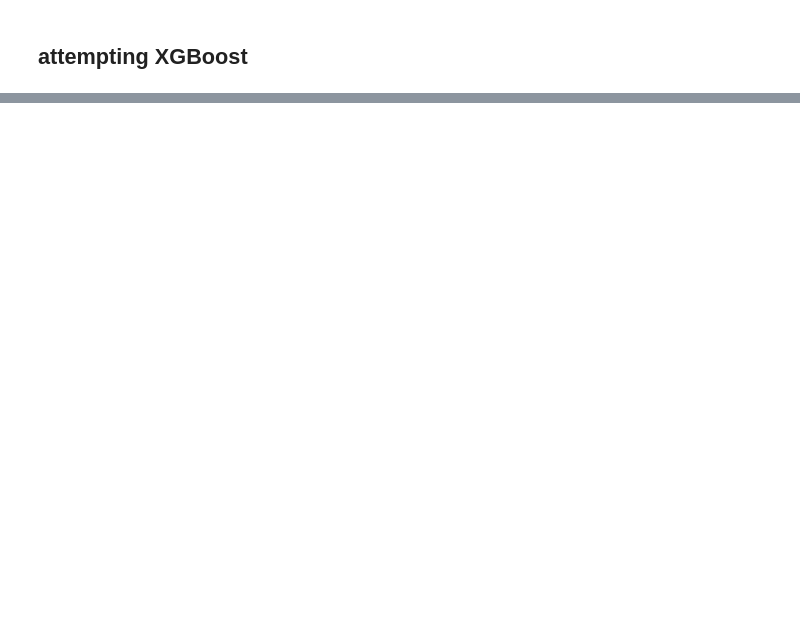
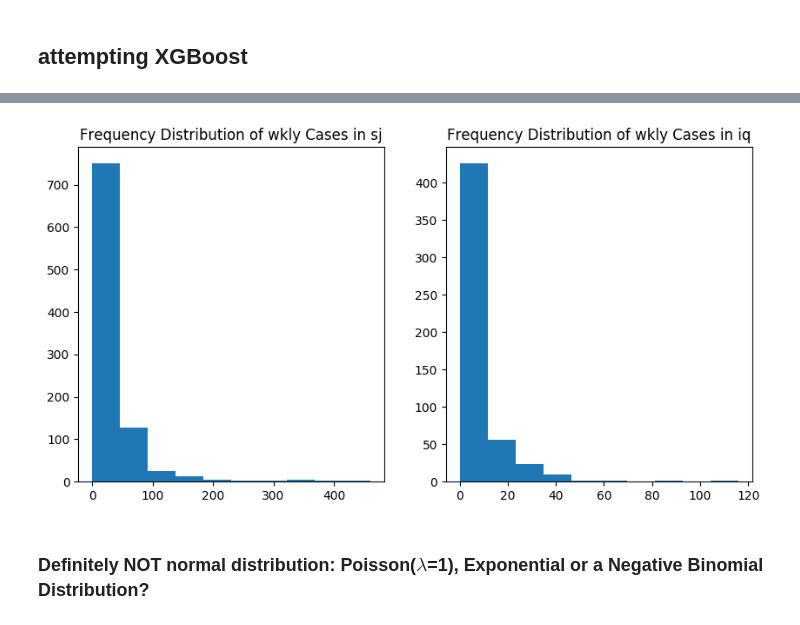
Before and after one commit to yelled1/DengiAI, a Jupyter notebook: DengiAnalysis.ipynb, the cells around one changed output, grey strips where cells are left out. Saved outputs shown, nothing was run; the diff lists cells and outputs as text; code cells hidden in the pictures; blank space fills up the shorter version.

```diff
--- a/Analysis.ipynb
+++ b/DengiAnalysis.ipynb
@@ -235,0 +291,18 @@ plt.show()
+# %%
+mpl.rcParams.update(mpl.rcParamsDefault)
+
+plt.figure(figsize = (10, 5))
+
+plt.subplot(1, 2, 1)
+plt.hist(df_train_y.loc['sj'].total_cases)
+plt.title('Frequency Distribution of wkly Cases in sj')
+
+plt.subplot(1, 2, 2)
+plt.hist(df_train_y.loc['iq'].total_cases)
+plt.title('Frequency Distribution of wkly Cases in iq')
+
+plt.show()
+# %% [output]
+[figure, added]
+# %% [markdown]
+### Definitely NOT normal distribution: Poisson($\lambda$=1), Exponential or a Negative Binomial Distribution?
```
Also changed, not shown: parts of 14 cells of this notebook, 2 other files.
